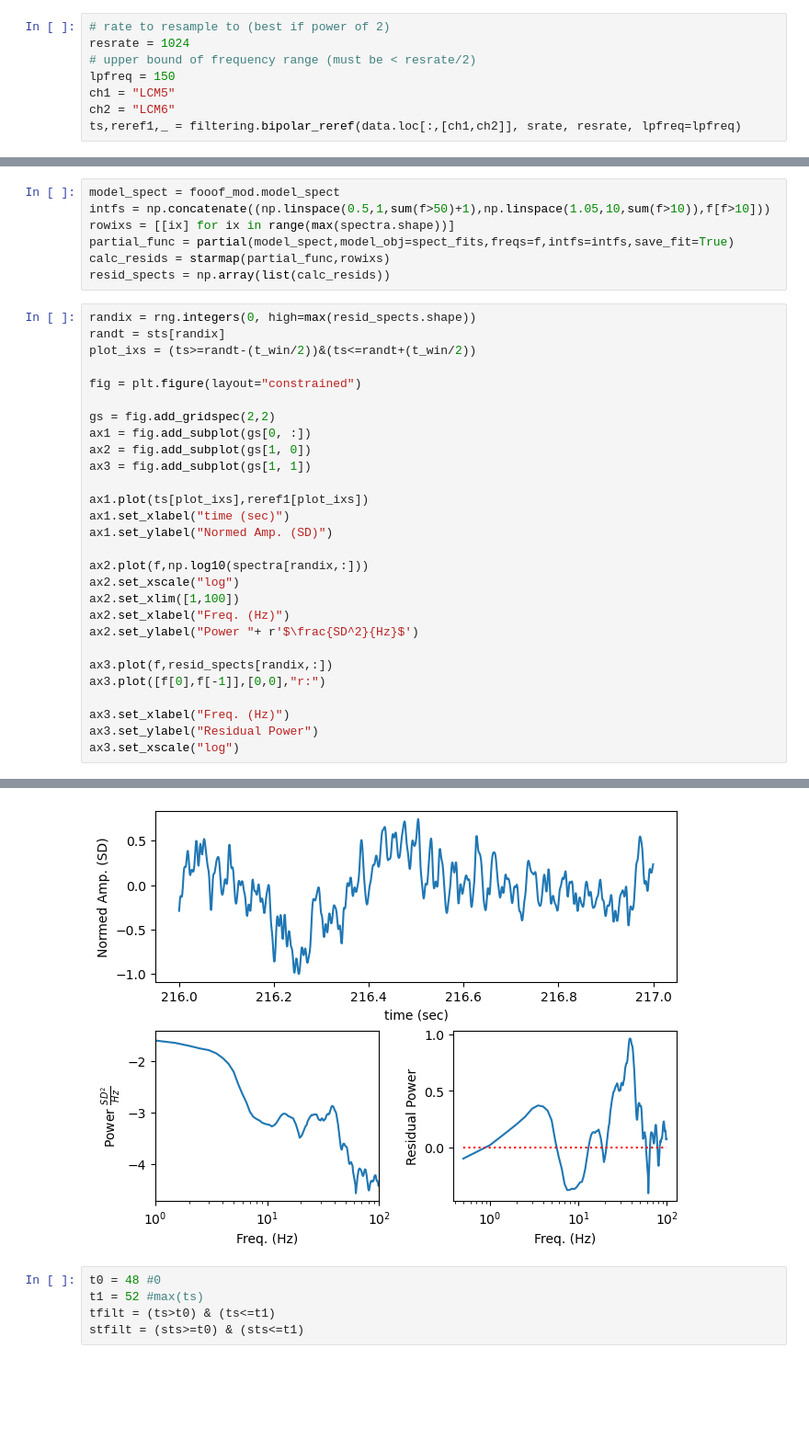
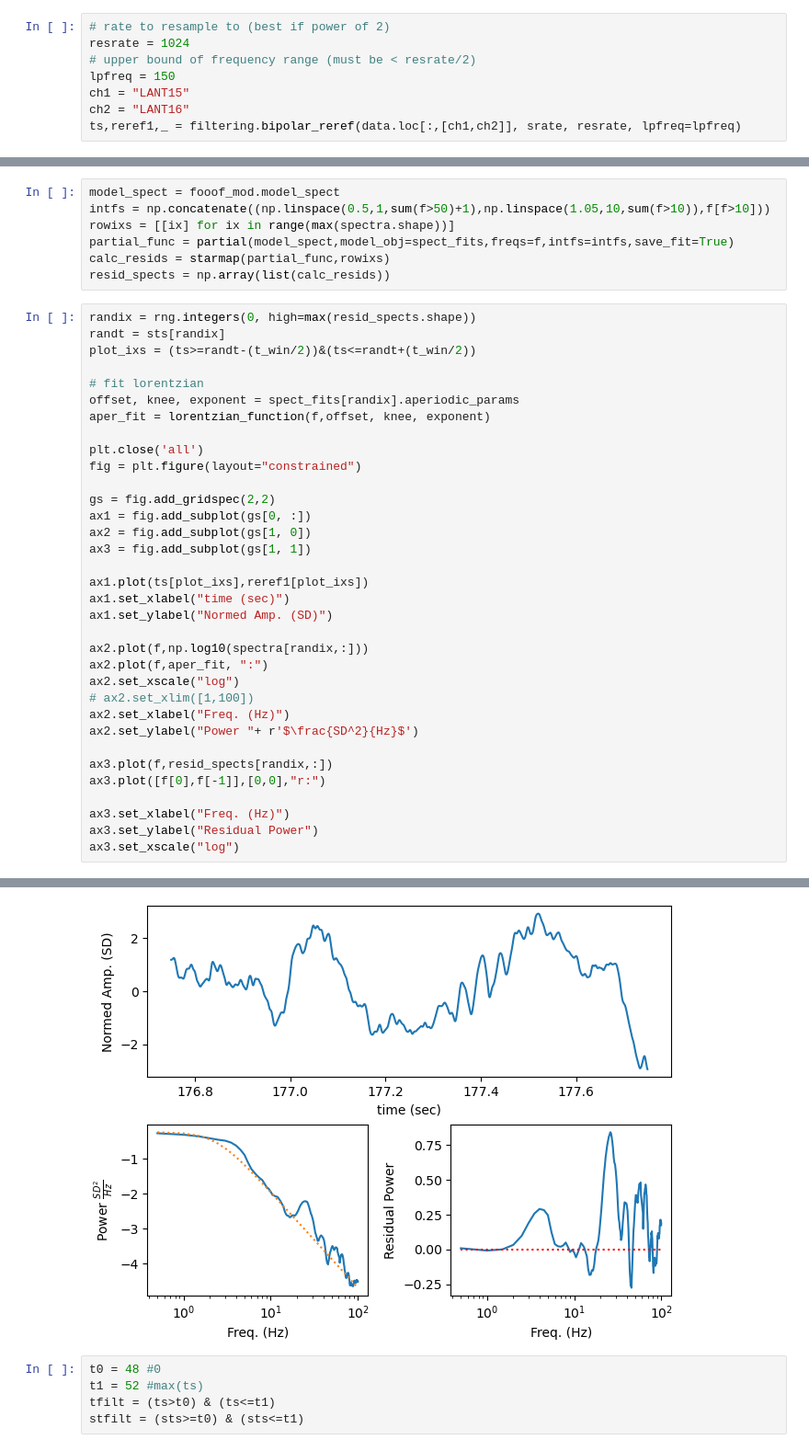
Before and after one commit to jtmiles/GRID_lab_python, a Jupyter notebook: load_reref.ipynb, the cells around one changed output, grey strips where cells are left out. Shown at 92% size. Saved outputs shown, nothing was run; the diff lists cells and outputs as text; blank space fills up the shorter version.

```diff
--- a/load_reref.ipynb
+++ b/load_reref.ipynb
@@ -82,8 +83,8 @@ montage
 resrate = 1024
 # upper bound of frequency range (must be < resrate/2)
 lpfreq = 150
-ch1 = "LCM5"
-ch2 = "LCM6"
+ch1 = "LANT15"
+ch2 = "LANT16"
 ts,reref1,_ = filtering.bipolar_reref(data.loc[:,[ch1,ch2]], srate, resrate, lpfreq=lpfreq)
 # %%
 t1 = rng.integers(resrate, high=len(reref1))
@@ -154,6 +155,11 @@ randix = rng.integers(0, high=max(resid_spects.shape))
 randt = sts[randix]
 plot_ixs = (ts>=randt-(t_win/2))&(ts<=randt+(t_win/2))
 
+# fit lorentzian
+offset, knee, exponent = spect_fits[randix].aperiodic_params
+aper_fit = lorentzian_function(f,offset, knee, exponent)
+
+plt.close('all')
 fig = plt.figure(layout="constrained")
 
 gs = fig.add_gridspec(2,2)
@@ -166,8 +172,9 @@ ax1.set_xlabel("time (sec)")
 ax1.set_ylabel("Normed Amp. (SD)")
 
 ax2.plot(f,np.log10(spectra[randix,:]))
+ax2.plot(f,aper_fit, ":")
 ax2.set_xscale("log")
-ax2.set_xlim([1,100])
+# ax2.set_xlim([1,100])
 ax2.set_xlabel("Freq. (Hz)")
 ax2.set_ylabel("Power "+ r'$\frac{SD^2}{Hz}$')
 
@@ -181,4 +191,4 @@ ax3.set_xscale("log")
-[figure, old version]
+[figure, new version]
 # %%
 t0 = 48 #0
 t1 = 52 #max(ts)
```
Also changed, not shown: parts of 4 cells of this notebook.
